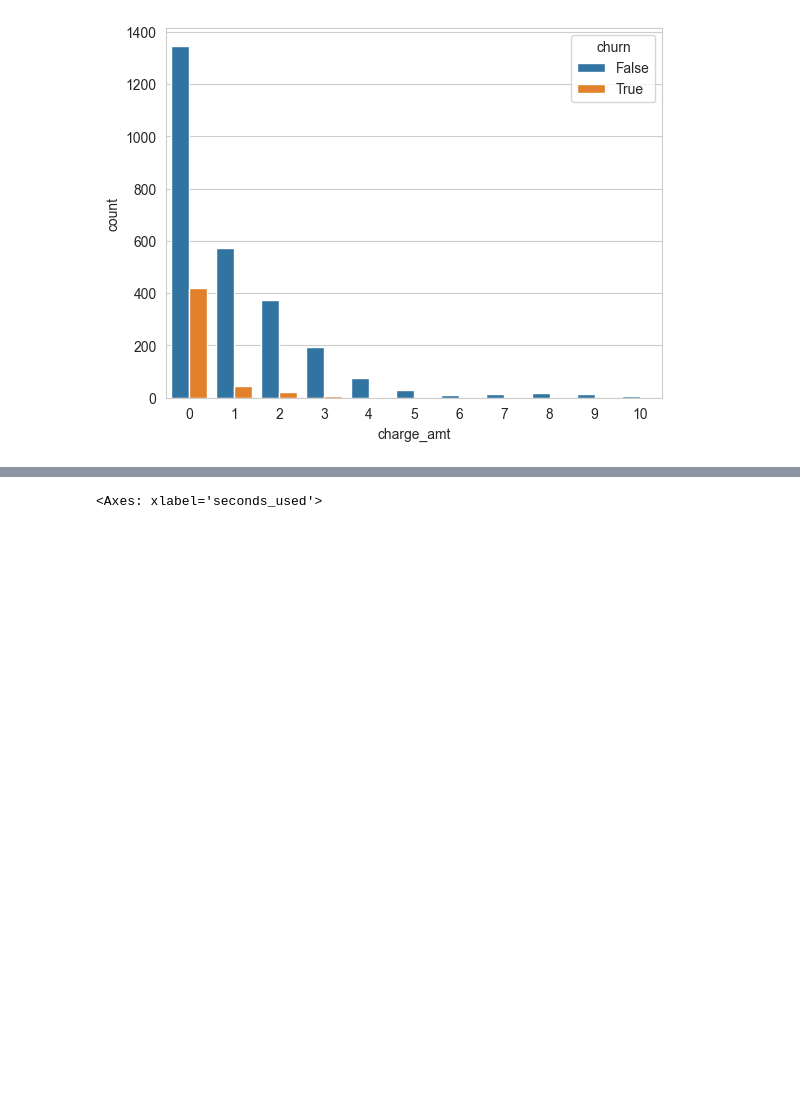
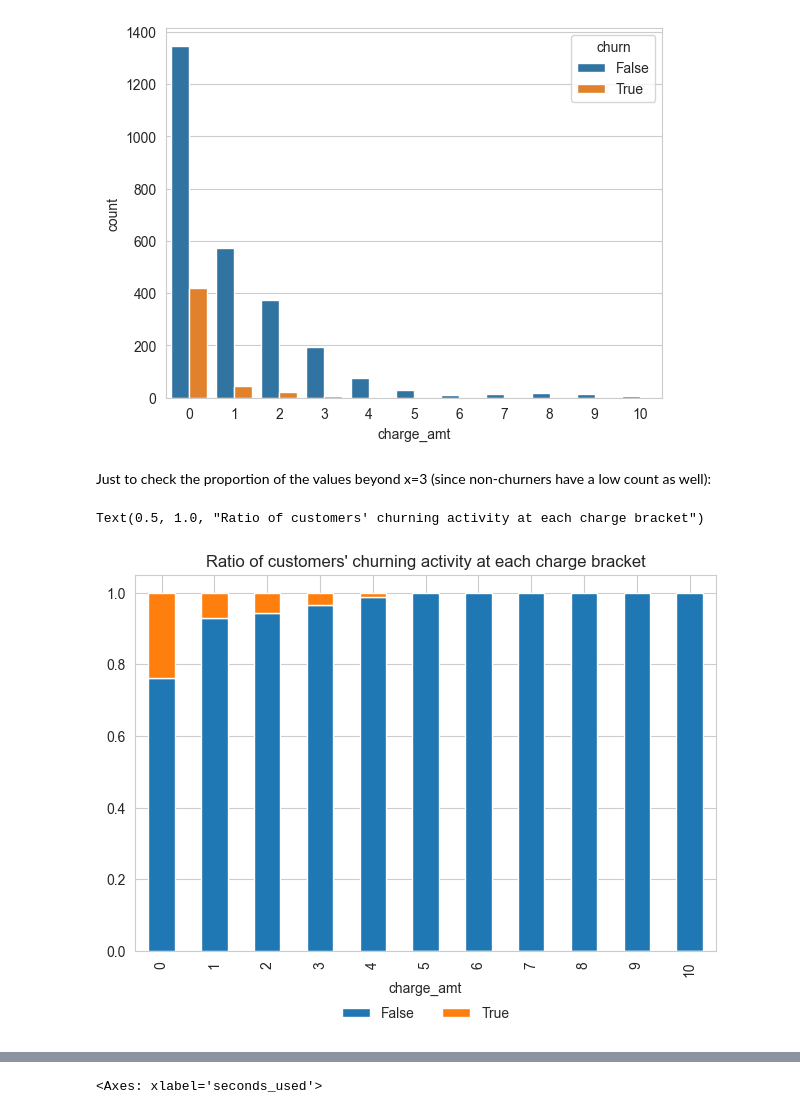
Before and after one commit to mlcuadra1/Churn-Risk-EDA, a Jupyter notebook: notebooks/Script 2 - EDA.ipynb, the cells around one changed output, grey strips where cells are left out. Drawn from its saved outputs; the diff is of its cells as text; code cells hidden in the pictures; blank space fills up the shorter version.

Commit message:
Up to charge_amt; stacked bar chart

```diff
--- a/notebooks/Script 2 - EDA.ipynb
+++ b/notebooks/Script 2 - EDA.ipynb
@@ -209,3 +218,21 @@ sns.countplot(x='charge_amt', hue='churn', data=df)
 # %% [output]
 <Axes: xlabel='charge_amt', ylabel='count'>
 [figure]
+# %% [markdown]
+Just to check the proportion of the values beyond x=3 (since non-churners have a low count as well):
+# %%
+x_var, y_var = "charge_amt", "churn"
+df_grouped = df.groupby(x_var)[y_var].value_counts(normalize=True).unstack(y_var)
+df_grouped.plot.bar(stacked=True)
+plt.legend(
+    bbox_to_anchor=(0.5, -0.2),
+    loc="lower center",
+    borderaxespad=0,
+    frameon=False,
+    ncol=3,
+)
+plt.tight_layout()
+plt.title("Ratio of customers' churning activity at each charge bracket")
+# %% [output]
+Text(0.5, 1.0, "Ratio of customers' churning activity at each charge bracket")
+[figure, added]
```
Also changed, not shown: parts of 4 cells of this notebook.
